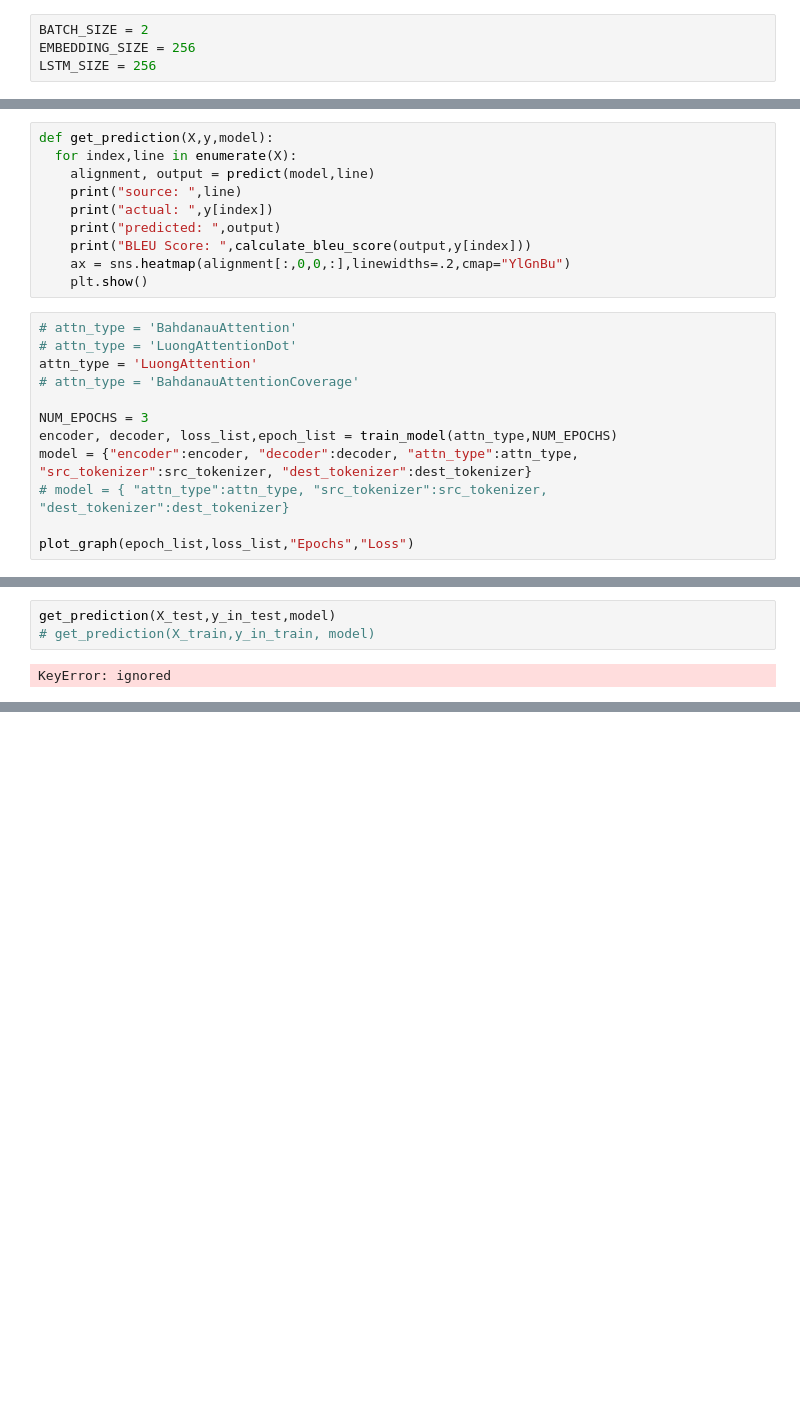
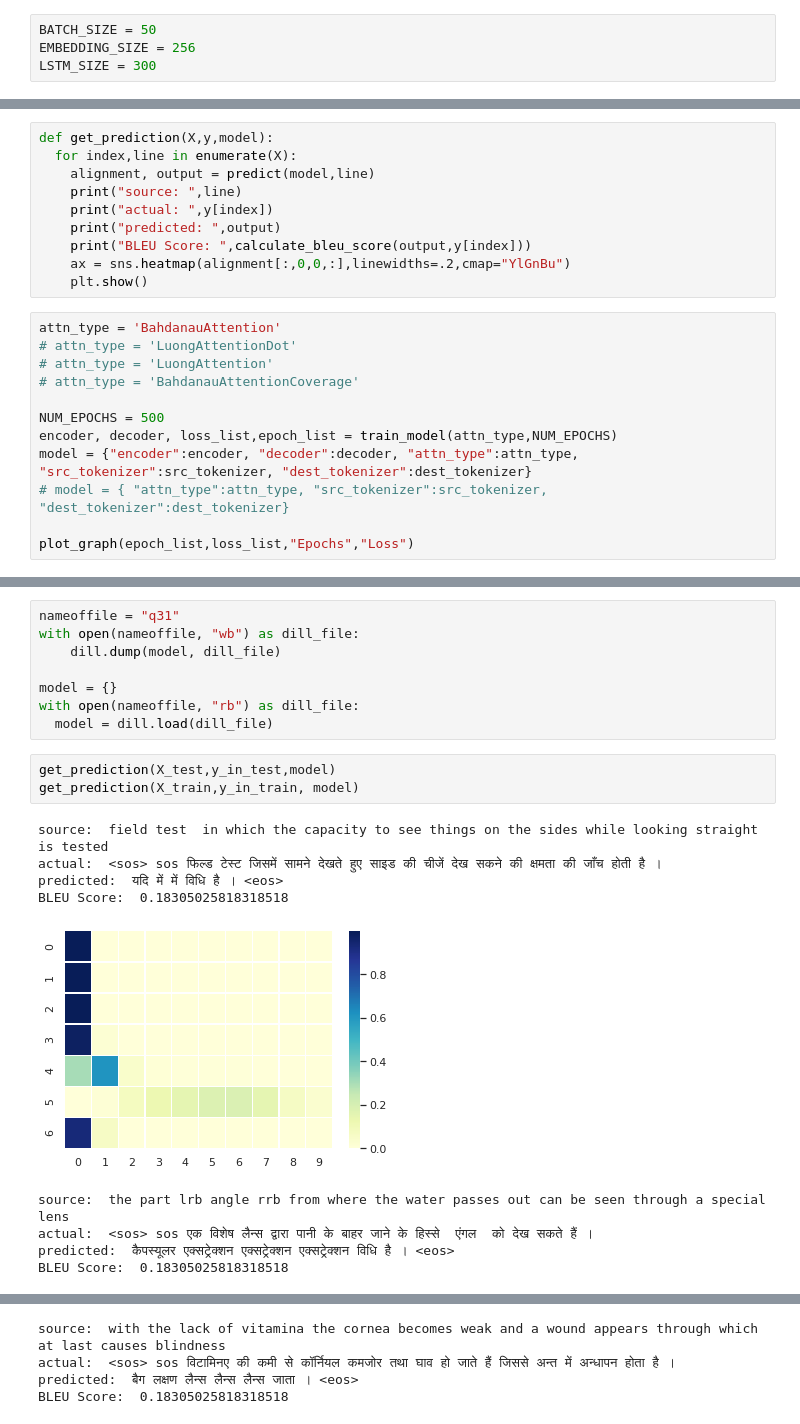
Before and after one commit to pnjha/NLP-Assignments, a Jupyter notebook: nlp_q4.ipynb, the cells around one changed output, grey strips where cells are left out. Drawn from its saved outputs; the diff is of its cells as text; blank space fills up the shorter version.

```diff
--- a/nlp_q4.ipynb
+++ b/nlp_q4.ipynb
@@ -277,7 +273,7 @@ print(c.shape)
 # %%
-BATCH_SIZE = 2
+BATCH_SIZE = 50
 EMBEDDING_SIZE = 256
-LSTM_SIZE = 256
+LSTM_SIZE = 300
 # %%
 dataset = tf.data.Dataset.from_tensor_slices((data_src, data_dest_in, data_dest_out))
 dataset = dataset.shuffle(20).batch(BATCH_SIZE)
@@ -408,12 +403,12 @@ def get_prediction(X,y,model):
     ax = sns.heatmap(alignment[:,0,0,:],linewidths=.2,cmap="YlGnBu")
     plt.show()
 # %%
-# attn_type = 'BahdanauAttention'
+attn_type = 'BahdanauAttention'
 # attn_type = 'LuongAttentionDot'
-attn_type = 'LuongAttention'
+# attn_type = 'LuongAttention'
 # attn_type = 'BahdanauAttentionCoverage'
 
-NUM_EPOCHS = 3
+NUM_EPOCHS = 500
 encoder, decoder, loss_list,epoch_list = train_model(attn_type,NUM_EPOCHS)
 model = {"encoder":encoder, "decoder":decoder, "attn_type":attn_type, "src_tokenizer":src_tokenizer, "dest_tokenizer":dest_tokenizer}
 # model = { "attn_type":attn_type, "src_tokenizer":src_tokenizer, "dest_tokenizer":dest_tokenizer}
@@ -431,5 +435,21 @@ Epoch 3 Loss 1.70728028
+# %%
+nameoffile = "q31"
+with open(nameoffile, "wb") as dill_file:
+    dill.dump(model, dill_file)
+
+model = {}
+with open(nameoffile, "rb") as dill_file:
+  model = dill.load(dill_file)
 # %%
 get_prediction(X_test,y_in_test,model)
-# get_prediction(X_train,y_in_train, model)
+get_prediction(X_train,y_in_train, model)
 # %% [output]
-KeyError: ignored
+source:  field test  in which the capacity to see things on the sides while looking straight is tested
+actual:  <sos> sos फिल्ड टेस्ट जिसमें सामने देखते हुए साइड की चीजें देख सकने की क्षमता की जाँच होती है ।
+predicted:  यदि में में विधि है । <eos>
+BLEU Score:  0.18305025818318518
+[figure, added]
+source:  the part lrb angle rrb from where the water passes out can be seen through a special lens
+actual:  <sos> sos एक विशेष लैन्स द्वारा पानी के बाहर जाने के हिस्से  एंगल  को देख सकते हैं ।
+predicted:  कैपस्यूलर एक्सट्रेक्शन एक्सट्रेक्शन एक्सट्रेक्शन विधि है । <eos>
+BLEU Score:  0.18305025818318518
@@ -435,0 +457,4 @@ KeyError: ignored
+source:  with the lack of vitamina the cornea becomes weak and a wound appears through which at last causes blindness
+actual:  <sos> sos विटामिनए की कमी से कॉर्नियल कमजोर तथा घाव हो जाते हैं जिससे अन्त में अन्धापन होता है ।
+predicted:  बैग लक्षण लैन्स लैन्स लैन्स जाता । <eos>
+BLEU Score:  0.18305025818318518
```
Also changed, not shown: parts of 16 cells of this notebook.
